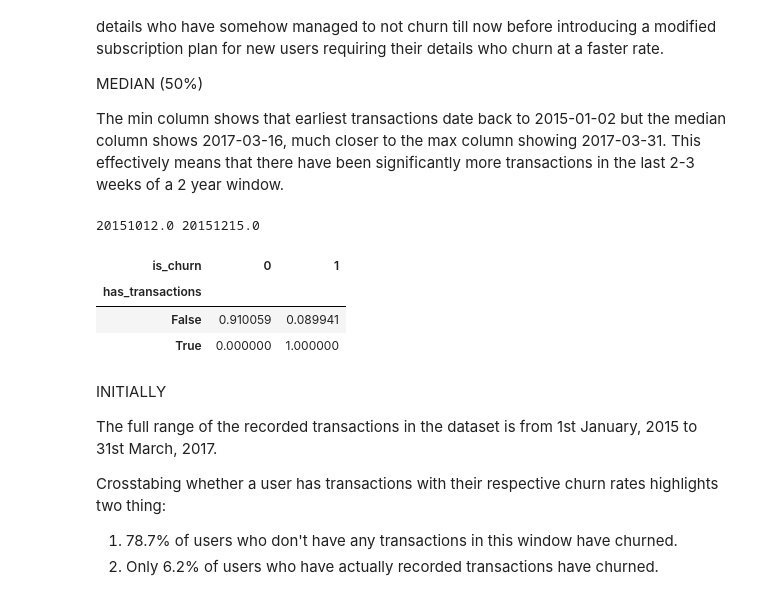
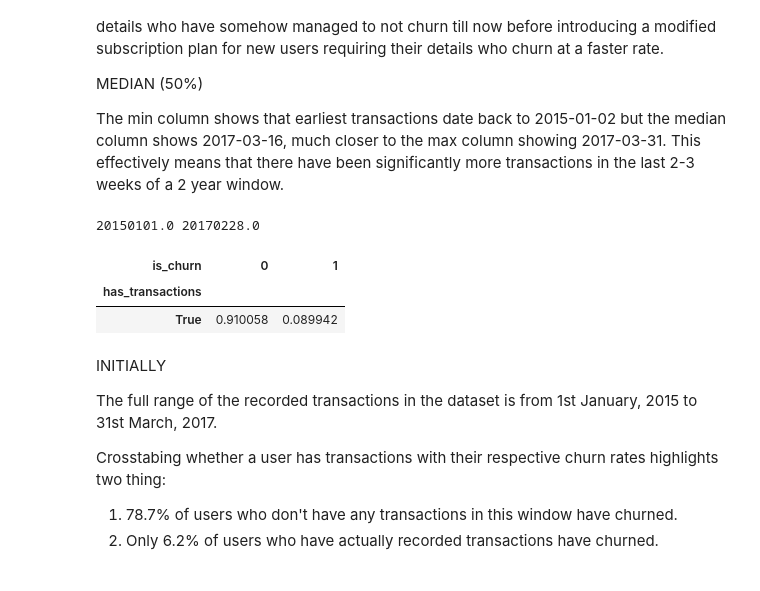
Before and after one commit to deepayan-chakravarti/churn-prediction, a Jupyter notebook: notebooks/eda.ipynb, the cells around one changed output. Saved outputs shown, nothing was run; the diff lists cells and outputs as text; code cells hidden in the pictures.

```diff
--- a/notebooks/eda.ipynb
+++ b/notebooks/eda.ipynb
@@ -99,14 +99,13 @@ The min column shows that earliest transactions date back to 2015-01-02 but the
 # %%
 print(train['first_transaction_date'].min(), train['last_transaction_date'].max())
 
-train['has_transactions'] = train['transanction_count'].notnull()
+train['has_transactions'] = train['transaction_count'].notnull()
 pd.crosstab(train['has_transactions'], train['is_churn'], normalize = 'index')
 # %% [output]
-20151012.0 20151215.0
+20150101.0 20170228.0
 | is_churn | 0 | 1 |
 | has_transactions |  |  |
-| False | 0.910059 | 0.089941 |
-| True | 0.000000 | 1.000000 |
+| True | 0.910058 | 0.089942 |
 # %% [markdown]
 INITIALLY
 
```
Also changed, not shown: parts of 20 cells of this notebook.
